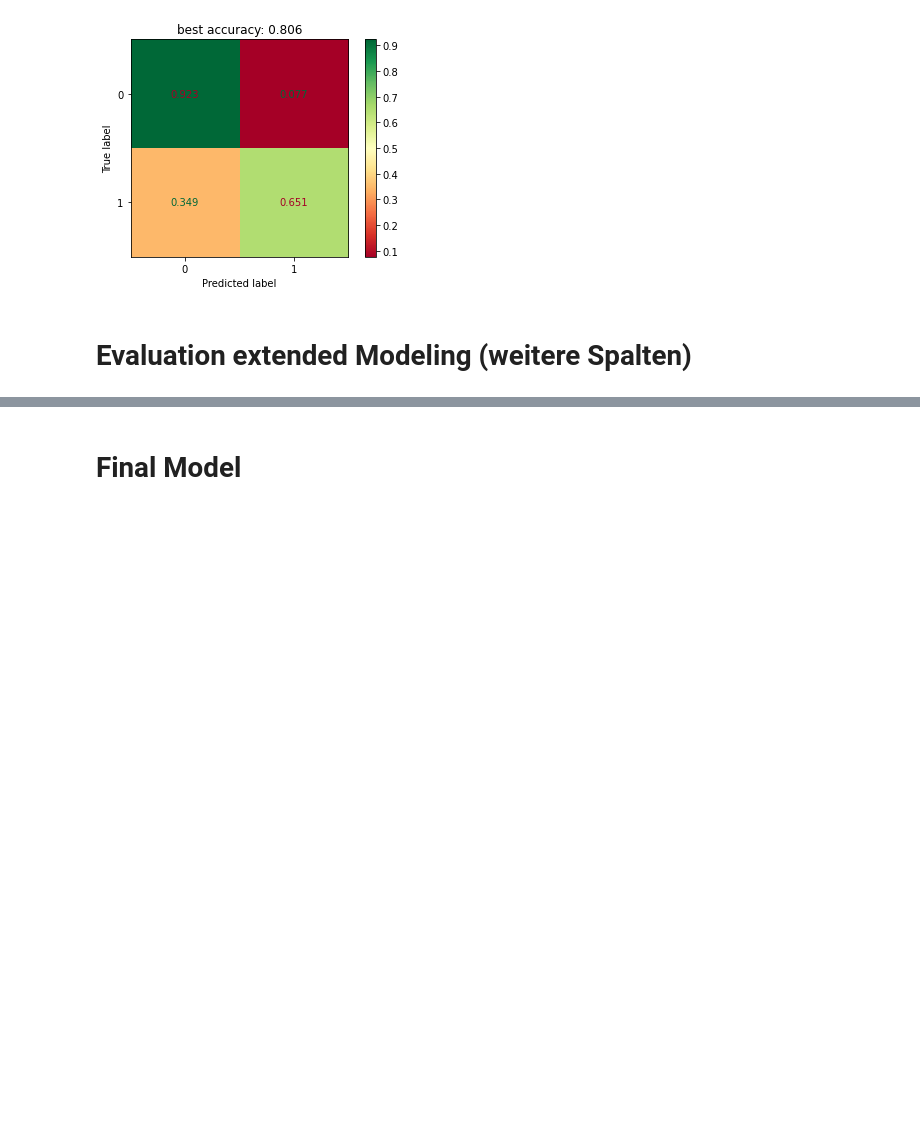
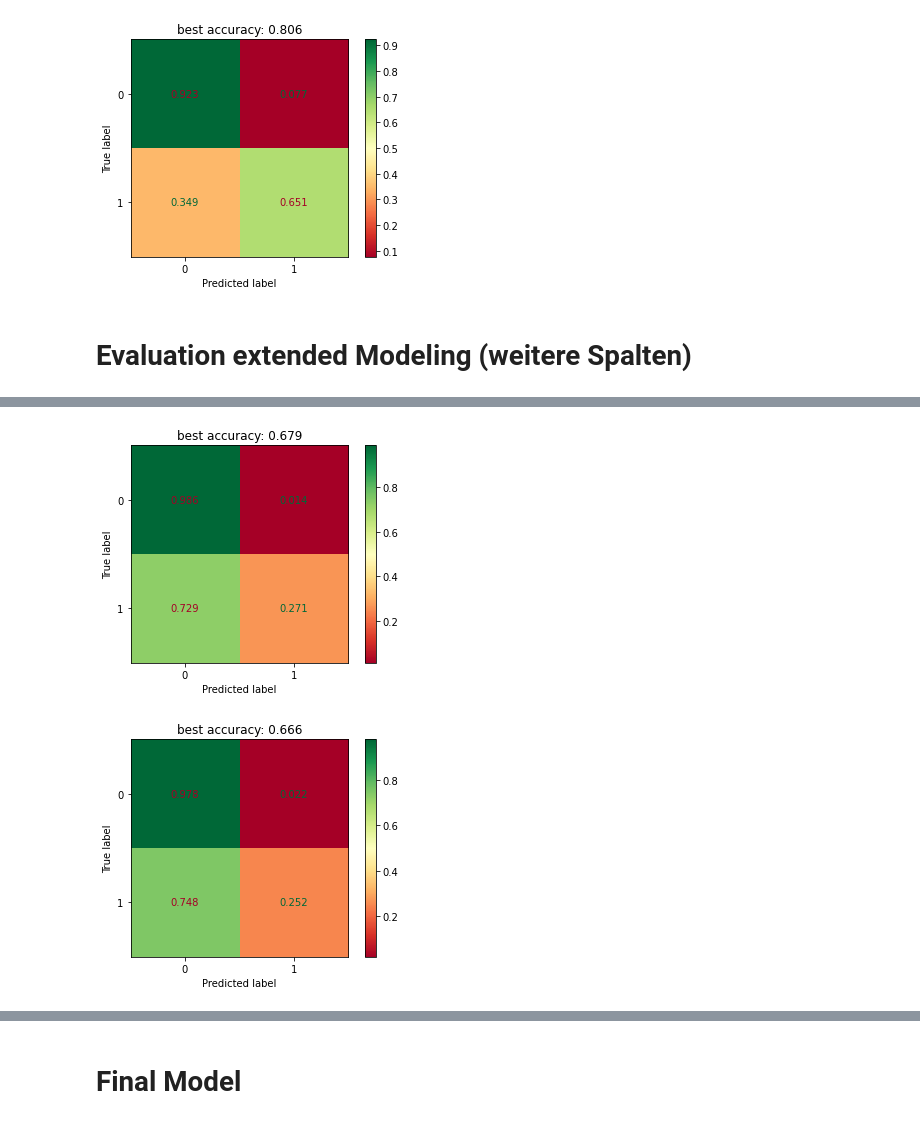
Before and after one commit to TTD-JPO/TDD-project, a Jupyter notebook: Main_TweetDisasterDetection.ipynb, the cells around one changed output, grey strips where cells are left out. Saved outputs shown, nothing was run; the diff lists cells and outputs as text; code cells hidden in the pictures; blank space fills up the shorter version.

```diff
--- a/Main_TweetDisasterDetection.ipynb
+++ b/Main_TweetDisasterDetection.ipynb
@@ -499,0 +475,7 @@ Wall time: 426 ms
+# %%
+# next try
+pipe = make_pipeline(TfidfVectorizer(ngram_range=(1, 2)), LogisticRegression())
+%time my_fit_cm(df, pipe, 'loc_gpe', "target")
+# %% [output]
+[figure, added]
+[figure, added]
```
Also changed, not shown: parts of 10 cells of this notebook.
